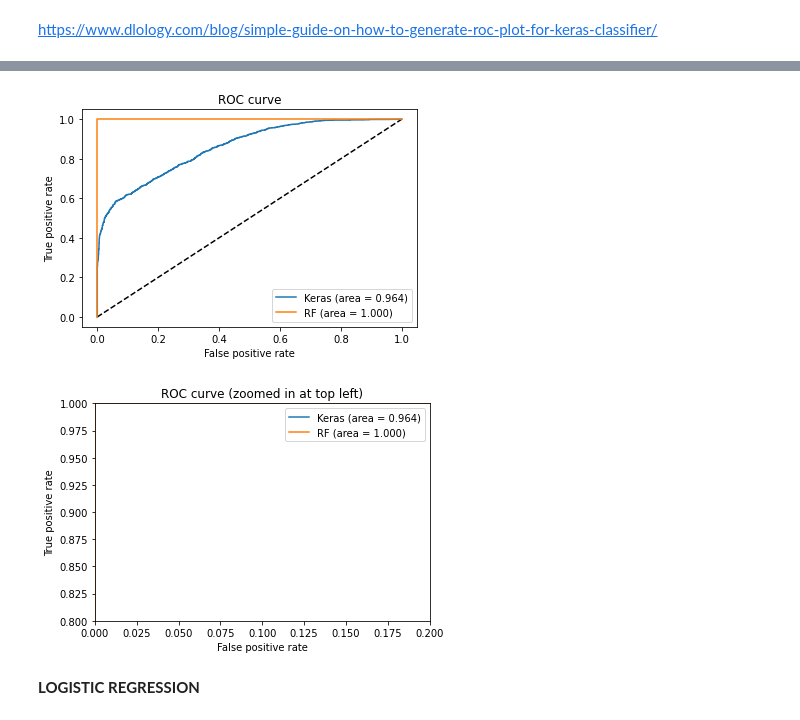
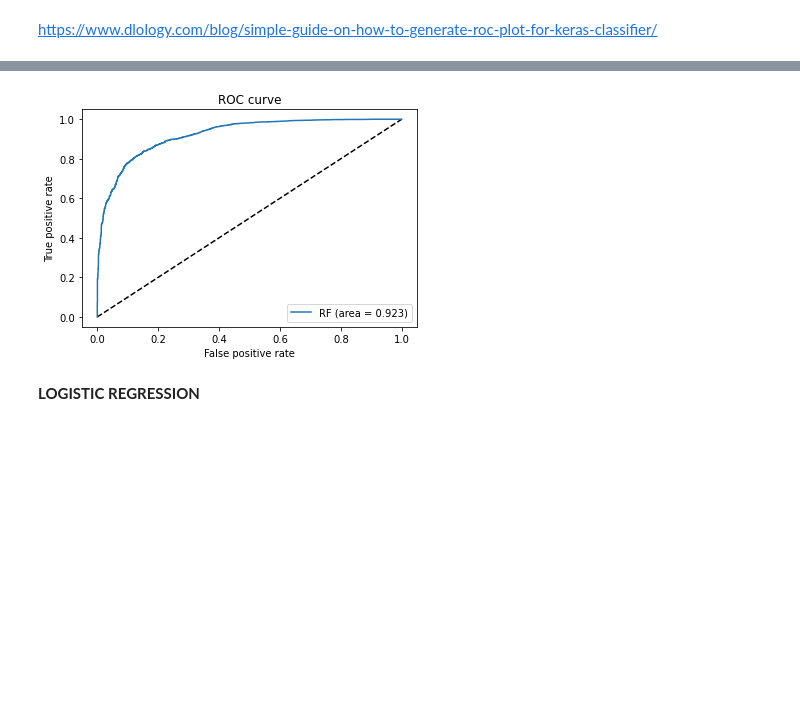
Before and after one commit to arisanguyen/210_Capstone_Aditya_Arisa_Noriel, a Jupyter notebook: Noriel_Classification_Modeling_Expanded_Tiles_With_Street_Characteristics.ipynb, the cells around one changed output, grey strips where cells are left out. Drawn from its saved outputs; the diff is of its cells as text; code cells hidden in the pictures; blank space fills up the shorter version.

Commit message:
classification model update4

```diff
--- a/Noriel_Classification_Modeling_Expanded_Tiles_With_Street_Characteristics.ipynb
+++ b/Noriel_Classification_Modeling_Expanded_Tiles_With_Street_Characteristics.ipynb
@@ -41,6 +47,8 @@ tiles.head(5)
 | 2 | 9047 | 9047 | 37.776925 | 37.777829 | -122.409555 | -122.410695 | 37.777377 | -122.410125 | 0.0 | 0.0 | ... |
 | 3 | 8903 | 8903 | 37.775118 | 37.776021 | -122.499624 | -122.500765 | 37.775570 | -122.500195 | 4.0 | 2.0 | ... |
 | 4 | 10938 | 10938 | 37.793190 | 37.794094 | -122.435778 | -122.436918 | 37.793642 | -122.436348 | 4.0 | 1.0 | ... |
+# %%
+tiles = tiles.rename(columns={'Collision_binary_future': 'label'})
 # %%
 tiles.columns
 # %% [output]
@@ -76,18 +75,15 @@ X_train, X_train_lr, y_train, y_train_lr = train_test_split(X_train,
 # %% [markdown]
 https://www.dlology.com/blog/simple-guide-on-how-to-generate-roc-plot-for-keras-classifier/
 # %%
-from keras.models import Sequential
-from keras.layers import Dense
+#def build_model():
+#    model = Sequential()
+#    model.add(Dense(20, input_dim=8, activation='relu'))
+#    model.add(Dense(40, activation='relu'))
+#    model.add(Dense(1, activation='sigmoid'))
+#    # Compile model
+#   model.compile(loss='binary_crossentropy', optimizer='adam', metrics=['accuracy'])
+#    return model
 
-def build_model():
-    model = Sequential()
-    model.add(Dense(20, input_dim=13, activation='relu'))
-    model.add(Dense(40, activation='relu'))
-    model.add(Dense(1, activation='sigmoid'))
-    # Compile model
-    model.compile(loss='binary_crossentropy', optimizer='adam', metrics=['accuracy'])
-    return model
-
-from keras.wrappers.scikit_learn import KerasClassifier
-keras_model = build_model()
-keras_model.fit(X_train, y_train, epochs=20, batch_size=100, verbose=1)
+#from keras.wrappers.scikit_learn import KerasClassifier
+#keras_model = build_model()
+#keras_model.fit(X_train, y_train, epochs=20, batch_size=100, verbose=1)
@@ -121,8 +94,8 @@ fpr_keras, tpr_keras, thresholds_keras = roc_curve(y_test, y_pred_keras)
 #auc_keras = auc(fpr_keras, tpr_keras)
 # %%
-from sklearn.ensemble import RandomForestClassifier
+from sklearn.metrics import accuracy_score
 # Supervised transformation based on random forests
-rf = RandomForestClassifier(max_depth=3, n_estimators=10)
+rf = RandomForestClassifier(criterion="gini", max_depth=8, n_estimators=30)
 rf.fit(X_train, y_train)
 
 y_pred_rf = rf.predict_proba(X_test)[:, 1]
@@ -131,28 +109,15 @@ auc_rf = auc(fpr_rf, tpr_rf)
 # %%
 plt.figure(1)
 plt.plot([0, 1], [0, 1], 'k--')
-plt.plot(fpr_keras, tpr_keras, label='Keras (area = {:.3f})'.format(auc_keras))
+#plt.plot(fpr_keras, tpr_keras, label='Keras (area = {:.3f})'.format(auc_keras))
 plt.plot(fpr_rf, tpr_rf, label='RF (area = {:.3f})'.format(auc_rf))
 plt.xlabel('False positive rate')
 plt.ylabel('True positive rate')
 plt.title('ROC curve')
 plt.legend(loc='best')
 plt.show()
-# Zoom in view of the upper left corner.
-plt.figure(2)
-plt.xlim(0, 0.2)
-plt.ylim(0.8, 1)
-plt.plot([0, 1], [0, 1], 'k--')
-plt.plot(fpr_keras, tpr_keras, label='Keras (area = {:.3f})'.format(auc_keras))
-plt.plot(fpr_rf, tpr_rf, label='RF (area = {:.3f})'.format(auc_rf))
-plt.xlabel('False positive rate')
-plt.ylabel('True positive rate')
-plt.title('ROC curve (zoomed in at top left)')
-plt.legend(loc='best')
-plt.show()
 # %% [output]
-[figure, old version]
+[figure, new version]
-[figure, removed]
 # %% [markdown]
 **LOGISTIC REGRESSION**
 # %%
```
Also changed, not shown: parts of 41 cells of this notebook.
